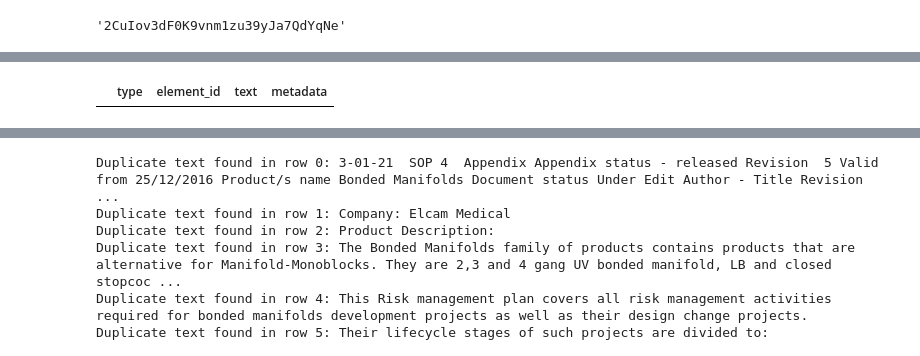
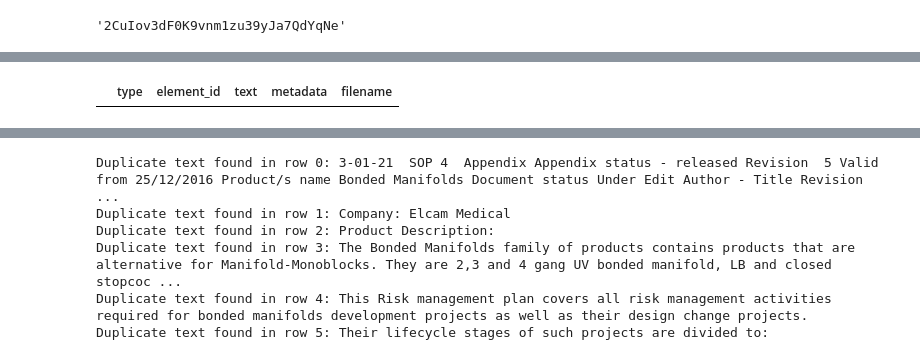
Before and after one commit to matansharon/AI, a Jupyter notebook: unsructered/test.ipynb, the cells around one changed output, grey strips where cells are left out. Cells and saved outputs as stored; diff of their text form; code cells hidden in the pictures.

```diff
--- a/unsructered/test.ipynb
+++ b/unsructered/test.ipynb
@@ -134,9 +141,9 @@ for el in elements:
 # %%
 import pandas as pd
-cols=['type','element_id','text','metadata']
+cols=['type','element_id','text','metadata','filename']
 df=pd.DataFrame(columns=cols)
 df
 # %% [output]
-|  | type | element_id | text | metadata |
+|  | type | element_id | text | metadata | filename |
 # %%
 rows_list = []
```
Also changed, not shown: parts of 10 cells of this notebook, 3 other files.
